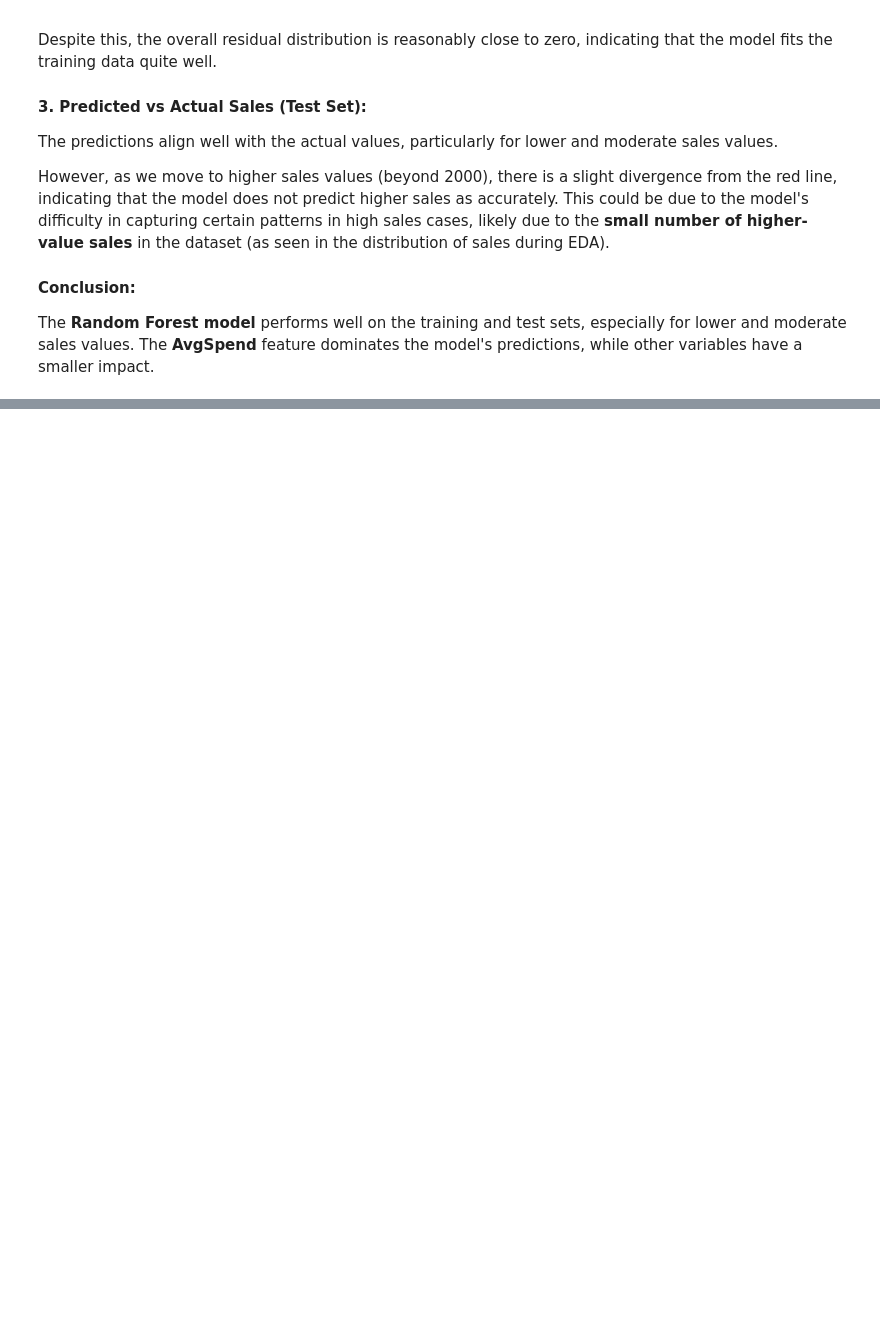
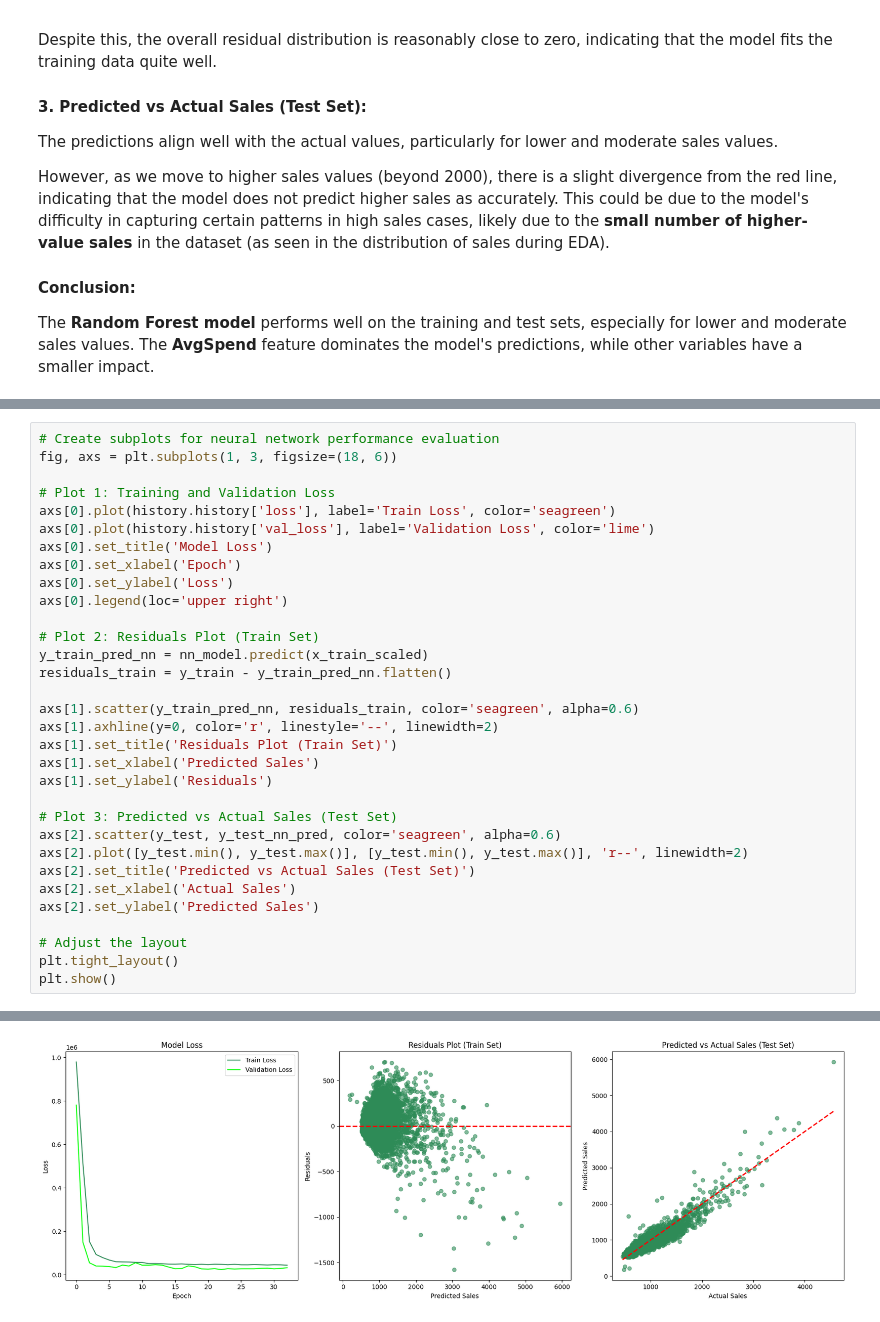
Before and after one commit to TiaanViviers/ShopAlot_analysis, a Jupyter notebook: notebooks/Group22.ipynb, the cells around one changed output, grey strips where cells are left out. Drawn from its saved outputs; the diff is of its cells as text; blank space fills up the shorter version.

Commit message:
all models

```diff
--- a/notebooks/Group22.ipynb
+++ b/notebooks/Group22.ipynb
@@ -1140,0 +1240,33 @@ The **Random Forest model** performs well on the training and test sets, especia
+# %%
+# Create subplots for neural network performance evaluation
+fig, axs = plt.subplots(1, 3, figsize=(18, 6))
+
+# Plot 1: Training and Validation Loss
+axs[0].plot(history.history['loss'], label='Train Loss', color='seagreen')
+axs[0].plot(history.history['val_loss'], label='Validation Loss', color='lime')
+axs[0].set_title('Model Loss')
+axs[0].set_xlabel('Epoch')
+axs[0].set_ylabel('Loss')
+axs[0].legend(loc='upper right')
+
+# Plot 2: Residuals Plot (Train Set)
+y_train_pred_nn = nn_model.predict(x_train_scaled)
+residuals_train = y_train - y_train_pred_nn.flatten()
+
+axs[1].scatter(y_train_pred_nn, residuals_train, color='seagreen', alpha=0.6)
+axs[1].axhline(y=0, color='r', linestyle='--', linewidth=2)
+axs[1].set_title('Residuals Plot (Train Set)')
+axs[1].set_xlabel('Predicted Sales')
+axs[1].set_ylabel('Residuals')
+
+# Plot 3: Predicted vs Actual Sales (Test Set)
+axs[2].scatter(y_test, y_test_nn_pred, color='seagreen', alpha=0.6)
+axs[2].plot([y_test.min(), y_test.max()], [y_test.min(), y_test.max()], 'r--', linewidth=2)
+axs[2].set_title('Predicted vs Actual Sales (Test Set)')
+axs[2].set_xlabel('Actual Sales')
+axs[2].set_ylabel('Predicted Sales')
+
+# Adjust the layout
+plt.tight_layout()
+plt.show()
+# %% [output]
@@ -1140,0 +1274 @@ The **Random Forest model** performs well on the training and test sets, especia
+[figure, added]
```
Also changed, not shown: parts of 12 cells of this notebook.
